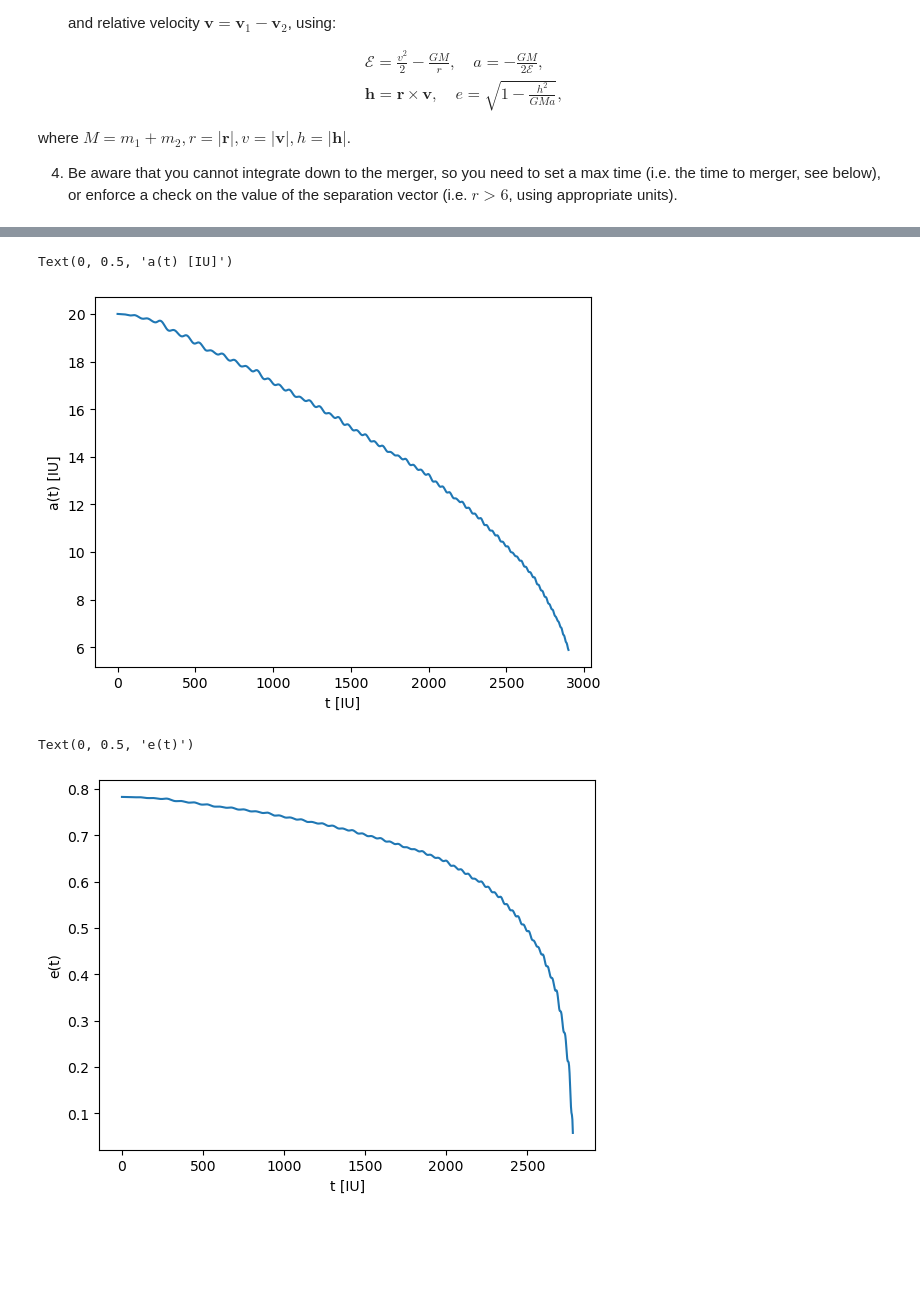
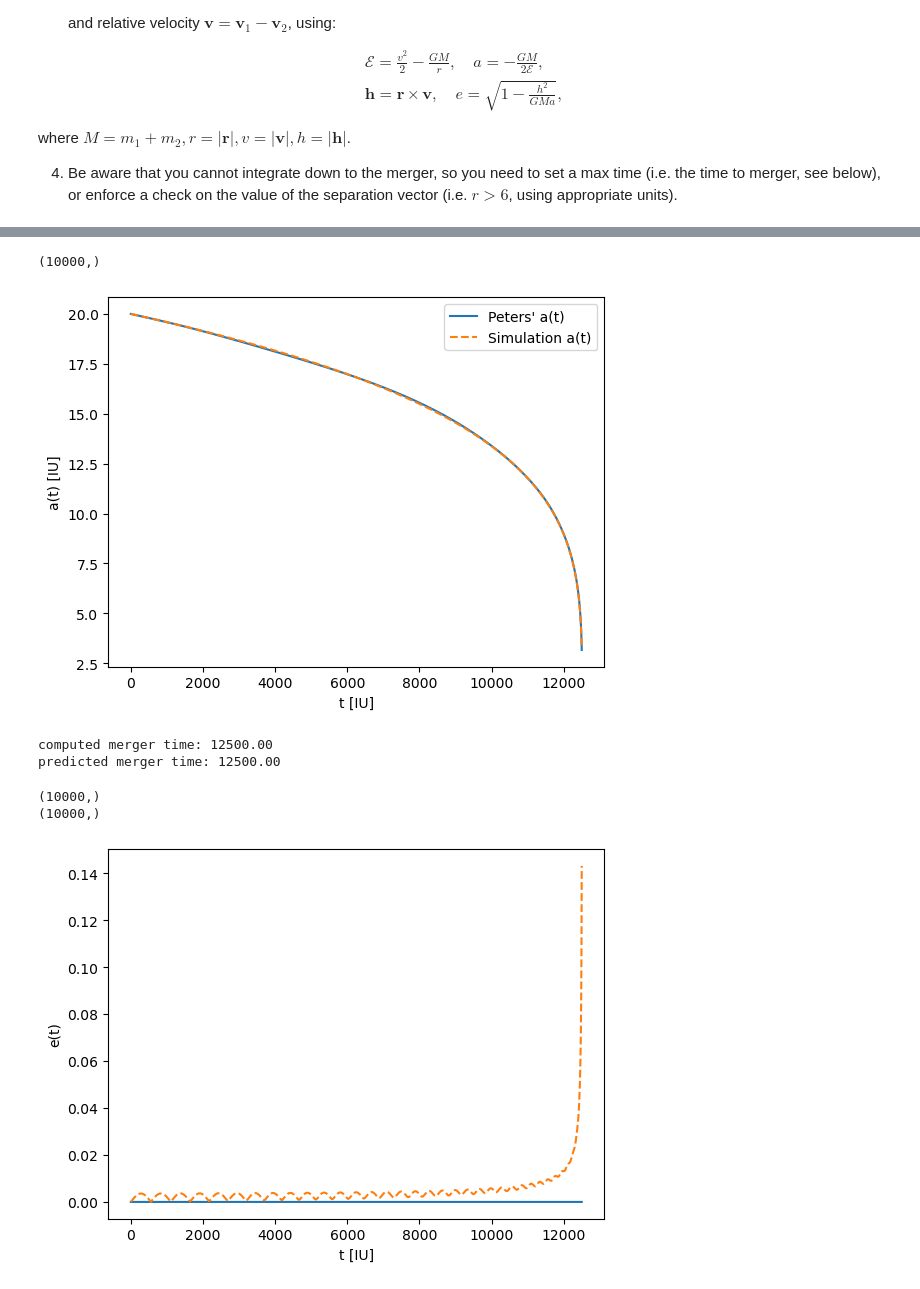
Before and after one commit to ebianchi803/computational_astrophysics, a Jupyter notebook: ODE/GW.ipynb, the cells around one changed output, grey strips where cells are left out. Saved outputs shown, nothing was run; the diff lists cells and outputs as text; code cells hidden in the pictures; blank space fills up the shorter version.

```diff
--- a/ODE/GW.ipynb
+++ b/ODE/GW.ipynb
@@ -100,14 +128,4 @@ plt.plot(sol['y'][6], sol['y'][8])
 # %%
-def eps(y):
-    r1,v1,r2,v2 = unpack(y)
-    vv = []
-    r = []
-    for i in range(len(r1[0,:])):
-        vv = np.append(vv,np.dot(v1[:,i]-v2[:,i],v1[:,i]-v2[:,i])) #qui calcola il prodotto tra matrici, cambiare
-        r = np.append(r, np.sqrt(np.dot(r1[:,i]-r2[:,i],r1[:,i]-r2[:,i])))
-
-    return vv/2 - G*M/r
-
 def a_t(y):
     return - G*M/(2*eps(y))
 
@@ -115,11 +133,31 @@ def e_t(y):
     r1,v1,r2,v2 = unpack(y)
     r = r1-r2
     v = v1-v2
+    print(v[0,:].shape)
     h_t = []
-    for i in range(len(v)):
-        h_t = np.append(h_t, np.cross(r[:,i],v[:,i]))
+    for i in range(len(v[0,:])):
+        h_t.append(np.cross(r[:,i],v[:,i]))
 
-    return np.sqrt(1 - np.linalg.norm(h_t) / (G*M*a_t(y)))
+    h_t = np.array(h_t)
+    print(h_t[:,0].shape)
+
+    e = []
+    for i in range(len(v[0,:])):
+        e.append(np.sqrt(1 - np.linalg.norm(h_t[i,:])**2 / (G*M*a_t(y[:,i]))))
+    return e
+
+def f(e):
+    return (1 + 73/24*e**2 + 37/96*e**4)/(1 - e**2)**(7/2)
+
+def g(e):
+    return (1 + 121/304*e**2)/(1 - e**2)**(5/2)
+
+def ae_prime(t,y):
+    a,e = y
+    dadt = -64/5*G**3*m1*m2*M/(c**5*a**3) * f(e)
+    dedt = -304/15*e*G**3*m1*m2*M/(c**5*a**4) * g(e)
+
+    return dadt, dedt
 # %%
 plt.plot(sol['t'],eps(sol['y']))
 plt.xlabel('t [IU]')
@@ -130,14 +167,32 @@ Text(0, 0.5, '$\\epsilon$(t) [IU]')
+# %%
+y0_ae = [a,e]
+
+sol_ae_theo = solve_ivp(ae_prime, t_span, y0_ae, t_eval=t_ev)
+# %%
+sol_ae_theo['y'][1].shape
+# %% [output]
+(10000,)
 # %%
-plt.plot(sol['t'],a_t(sol['y']))
+plt.plot(sol_ae_theo['t'],(sol_ae_theo['y'][0]),label='Peters\' a(t)')
+plt.plot(sol['t'],a_t(sol['y']),label='Simulation a(t)',linestyle='--')
 plt.xlabel('t [IU]')
 plt.ylabel(r'a(t) [IU]')
+plt.legend();
 # %% [output]
-Text(0, 0.5, 'a(t) [IU]')
-[figure, old version]
+[figure, new version]
+# %%
+ind_merg = np.argmin(a_t(sol['y']))
+print('computed merger time: %.2f' % sol['t'][ind_merg])
+print('predicted merger time: %.2f' % t_merger_circ(a))
+# %% [output]
+computed merger time: 12500.00
+predicted merger time: 12500.00
 # %%
-plt.plot(sol['t'],e_t(sol['y']))
+plt.plot(sol_ae_theo['t'],(sol_ae_theo['y'][1]),label='Peters\' e(t)')
+plt.plot(sol['t'],e_t(sol['y']),label='Simulation e(t)',linestyle='--')
 plt.xlabel('t [IU]')
-plt.ylabel(r'e(t)')
+plt.ylabel(r'e(t)');
 # %% [output]
-Text(0, 0.5, 'e(t)')
+(10000,)
+(10000,)
-[figure, old version]
+[figure, new version]
```
Also changed, not shown: parts of 13 cells of this notebook.
